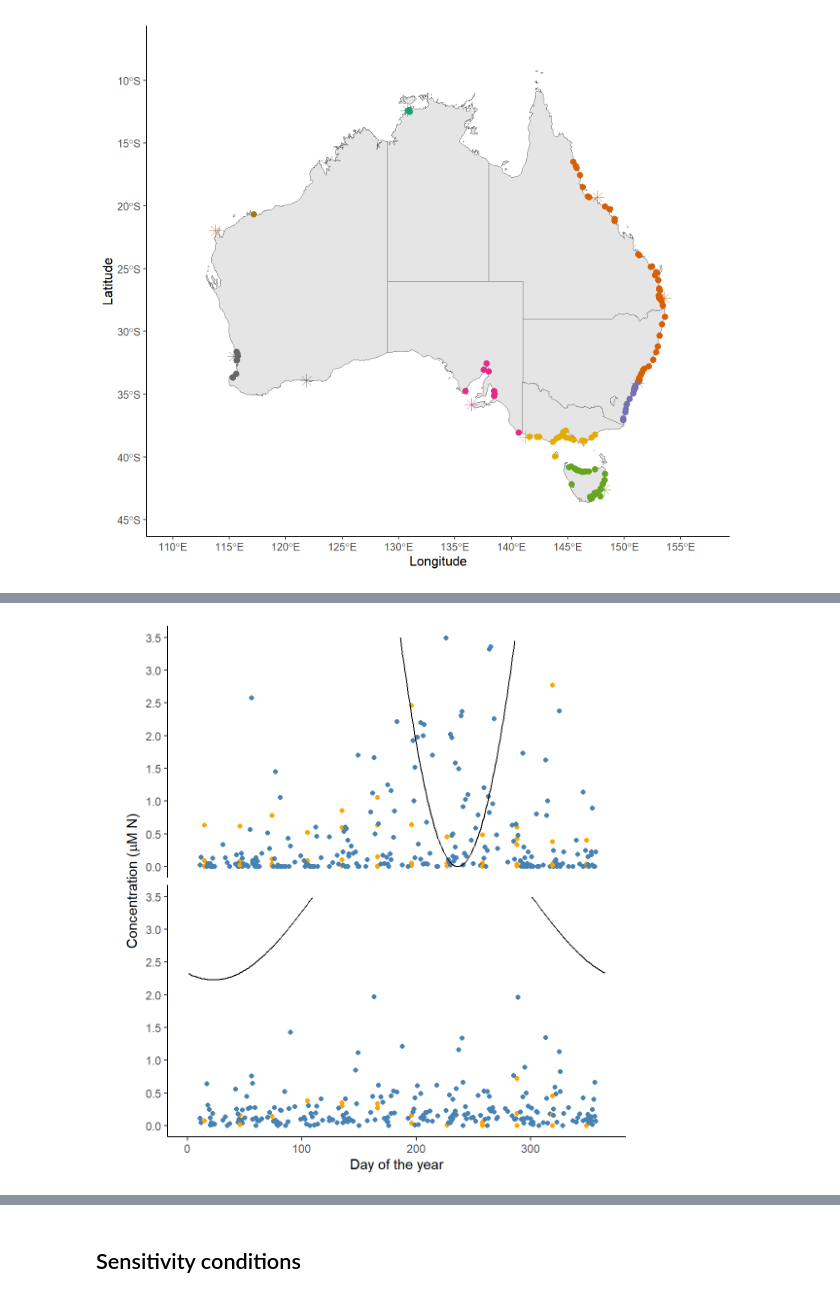
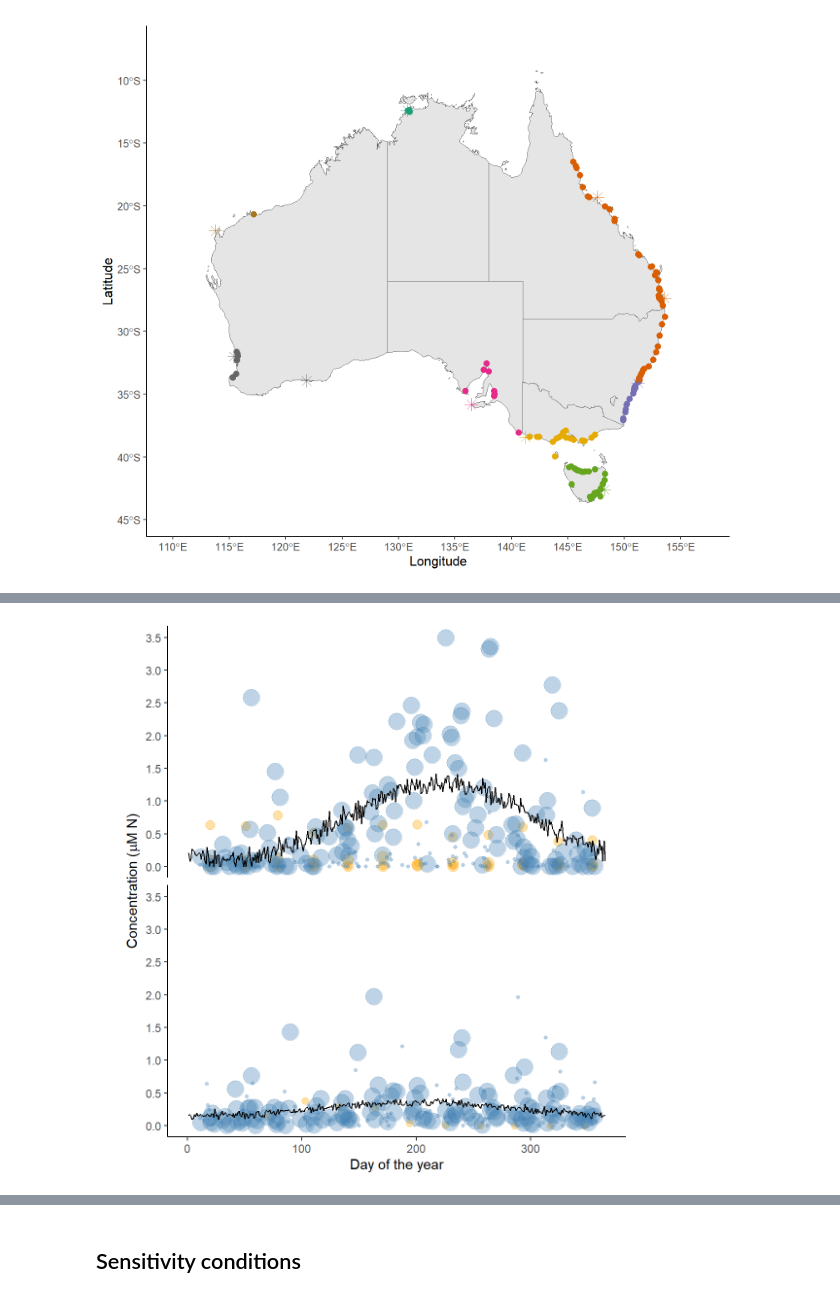
Before and after one commit to stormeyseas/modelling-asparagopsis, a Jupyter notebook: manuscript/_manuscript/manuscript.embed.ipynb, the cells around one changed output, grey strips where cells are left out. Saved outputs shown, nothing was run; the diff lists cells and outputs as text; code cells hidden in the pictures.

```diff
--- a/manuscript/_manuscript/manuscript.embed.ipynb
+++ b/manuscript/_manuscript/manuscript.embed.ipynb
@@ -107,12 +99,12 @@ BathyTopo_NSW <- tar_read(cell_bathy, store = here() %>% file.path("targets_outp
 cell_input_timeseries <- list(
   here() %>% file.path("data", "processed_cell_data", "cell_input_timeseries_TAS.parquet") %>% read_parquet(),
   here() %>% file.path("data", "processed_cell_data", "cell_input_timeseries_VIC.parquet") %>% read_parquet(),
-  here() %>% file.path("data", "processed_cell_data", "cell_input_timeseries_NSW.parquet") %>% read_parquet(),
   here() %>% file.path("data", "processed_cell_data", "cell_input_timeseries_NTE.parquet") %>% read_parquet(),
   here() %>% file.path("data", "processed_cell_data", "cell_input_timeseries_QLD.parquet") %>% read_parquet(),
   here() %>% file.path("data", "processed_cell_data", "cell_input_timeseries_SAU.parquet") %>% read_parquet(),
   here() %>% file.path("data", "processed_cell_data", "cell_input_timeseries_WAN.parquet") %>% read_parquet(),
-  here() %>% file.path("data", "processed_cell_data", "cell_input_timeseries_WAS.parquet") %>% read_parquet()
+  here() %>% file.path("data", "processed_cell_data", "cell_input_timeseries_WAS.parquet") %>% read_parquet(),
+  here() %>% file.path("data", "processed_cell_data", "cell_input_timeseries_NSW.parquet") %>% read_parquet()
   ) %>%
   bind_rows() %>%
   mutate(state = factor(state, levels = states_ord, labels = states_lng))
@@ -360,12 +346,12 @@ Outfall data from are only recorded as monthly observations of the water being a
 # %%
 outfall_sites_cellpaired <- list(
-  # file.path(cell_data, "outfall_sites_cellpaired_NTE.parquet") %>% arrow::read_parquet(),
-  # file.path(cell_data, "outfall_sites_cellpaired_TAS.parquet") %>% arrow::read_parquet(),
-  # file.path(cell_data, "outfall_sites_cellpaired_VIC.parquet") %>% arrow::read_parquet(),
-  # file.path(cell_data, "outfall_sites_cellpaired_QLD.parquet") %>% arrow::read_parquet(),
-  # file.path(cell_data, "outfall_sites_cellpaired_SAU.parquet") %>% arrow::read_parquet(),
-  # file.path(cell_data, "outfall_sites_cellpaired_WAN.parquet") %>% arrow::read_parquet(),
-  # file.path(cell_data, "outfall_sites_cellpaired_WAS.parquet") %>% arrow::read_parquet(),
+  file.path(cell_data, "outfall_sites_cellpaired_NTE.parquet") %>% arrow::read_parquet(),
+  file.path(cell_data, "outfall_sites_cellpaired_TAS.parquet") %>% arrow::read_parquet(),
+  file.path(cell_data, "outfall_sites_cellpaired_VIC.parquet") %>% arrow::read_parquet(),
+  file.path(cell_data, "outfall_sites_cellpaired_QLD.parquet") %>% arrow::read_parquet(),
+  file.path(cell_data, "outfall_sites_cellpaired_SAU.parquet") %>% arrow::read_parquet(),
+  file.path(cell_data, "outfall_sites_cellpaired_WAN.parquet") %>% arrow::read_parquet(),
+  file.path(cell_data, "outfall_sites_cellpaired_WAS.parquet") %>% arrow::read_parquet(),
   file.path(cell_data, "outfall_sites_cellpaired_NSW.parquet") %>% arrow::read_parquet()
   ) %>%
   bind_rows() %>%
@@ -380,45 +364,40 @@ These two nutrient data sources were combined into a single “typical” year f
 # %%
-df2 <- cell_input_timeseries %>%
-  dplyr::filter(cell_no == 753076) %>%
-  dplyr::select(c(yday, Ni_input, Am_input)) %>%
-  pivot_longer(names_to = "form", values_to = "value", cols = c(Ni_input, Am_input)) %>%
-  mutate(form = factor(form, levels = c("Ni_input", "Am_input"), labels = c("1", "2")))
-
 st <- here() %>% file.path("targets_outputs", "_model_running_NSW")
 BARRA_C2_cell_nos <- tar_read(BARRA_C2_cell_nos, store = st)
 ind <- which(BARRA_C2_cell_nos == 753076)
 
-day15 <- data.frame(month = 1:12, day = rep(15, 12)) %>%
-  mutate(yday = yday(make_date(year = 2023, month = month, day = day)))
-
 ref <- tar_read(refstation_cell_match, branches = ind, store = st)
 out <- tar_read(outfall_sites_cellpaired, branches = ind, store = st)
 
-Ni_data_prioritised <- tar_read(Ni_data_prioritised, store = st, branches = ind)[[1]]
-Ni_curve <- c(Ni_data_prioritised['a'], Ni_data_prioritised['b'], Ni_data_prioritised['c'])
-Ni_data_prioritised <- Ni_data_prioritised["data"][[1]] %>%
-  mutate(source = case_when(yday %in% day15$yday ~ "outfall", TRUE ~ "refstation"),
-         form = "1") %>%
-  merge(cell_coords, by = "cell_no")
+Ni_data_prioritised <- tar_read(Ni_data_prioritised, store = st, branches = ind)[[1]]["data"][[1]] %>%
+  mutate(form = "nitrate")
+Am_data_prioritised <- tar_read(Am_data_prioritised, store = st, branches = ind)[[1]]["data"][[1]] %>%
+  mutate(form = "ammonium")
+cell_input <- tar_read(cell_input_timeseries, store = st, branches = ind) %>%
+  dplyr::select(c(yday, Ni_input, Am_input, cell_no)) %>%
+  pivot_longer(names_to = "form", values_to = "value", cols = c(Ni_input, Am_input)) %>%
+  mutate(form = factor(form, levels = c("Ni_input", "Am_input"), labels = c("nitrate", "ammonium")),
+         value = set_units(value, "mg m-3"),
+         value = set_units(value, "umol L-1"),
+         value = drop_units(value)) %>%
+  dplyr::filter(yday <= 365)
 
-Am_data_prioritised <- tar_read(Am_data_prioritised, store = st, branches = ind)[[1]]
-Am_curve <- c(Am_data_prioritised['a'], Am_data_prioritised['b'], Am_data_prioritised['c'])
-Am_data_prioritised <- Am_data_prioritised["data"][[1]] %>%
-  mutate(source = case_when(yday %in% day15$yday ~ "outfall", TRUE ~ "refstation"),
-         form = "2") %>%
-  merge(cell_coords, by = "cell_no") %>%
-  dplyr::select(-weighted_value)
-
-df <- rbind(Ni_data_prioritised, Am_data_prioritised) %>%
+df <- rbind(
+  Ni_data_prioritised,
+  Am_data_prioritised
+) %>%
   mutate(value = set_units(value, "mg m-3"),
          value = set_units(value, "umol L-1"),
-         value = drop_units(value))
+         value = drop_units(value),
+         form = factor(form, levels = c("nitrate", "ammonium"))) %>%
+  filter(yday <= 365)
 
-ggplot(df, aes(x = yday, y = value, color = as.factor(source))) +
-  geom_point() +
+ggplot(df, aes(x = yday, y = value, fill = as.factor(data_source), colour = as.factor(data_source), size = weight)) +
+  geom_point(shape = 21, alpha = 0.35) +
   facet_wrap(facets = vars(form), nrow = 2) +
-  geom_line(data = df2, aes(x = yday, y = value), inherit.aes = F) +
-  scale_color_manual(values = c("orange", "steelblue")) +
+  geom_line(data = cell_input, aes(x = yday, y = value), inherit.aes = F) +
+  scale_fill_manual(values = c("orange", "steelblue")) +
+  scale_colour_manual(values = c("orange", "steelblue")) +
   scale_y_continuous(limits = c(0, 3.5), breaks = seq(0, 4, 0.5)) +
   env_plot +
   theme(strip.text = element_blank()) +
@@ -430,4 +408,4 @@ Warning: Removed 5 rows containing missing values or values outside the scale ra
-[figure, old version]
+[figure, new version]
 # %%
 Ni_input <- cell_input_timeseries %>%
   select(cell_no, state, yday, Ni_input)
```
Also changed, not shown: parts of 42 cells of this notebook, 35 other files.
